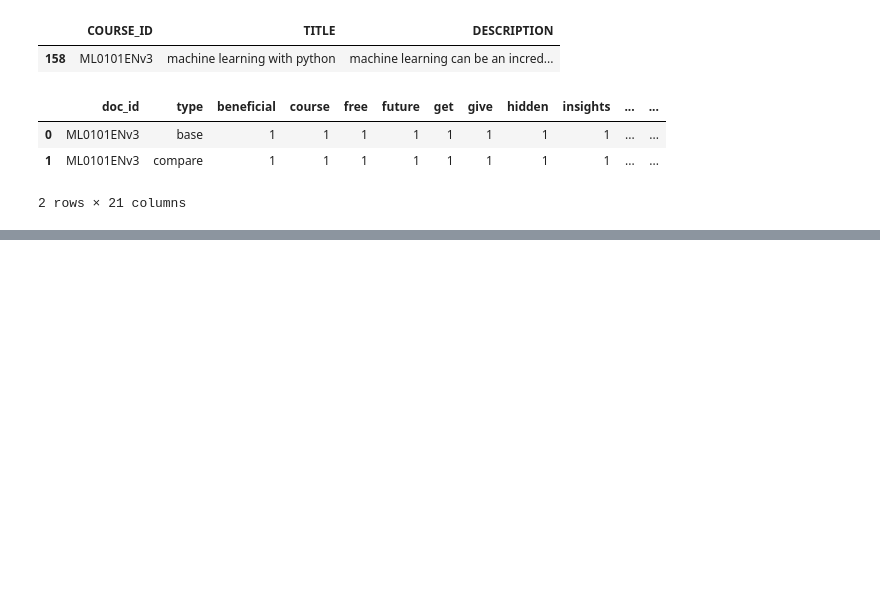
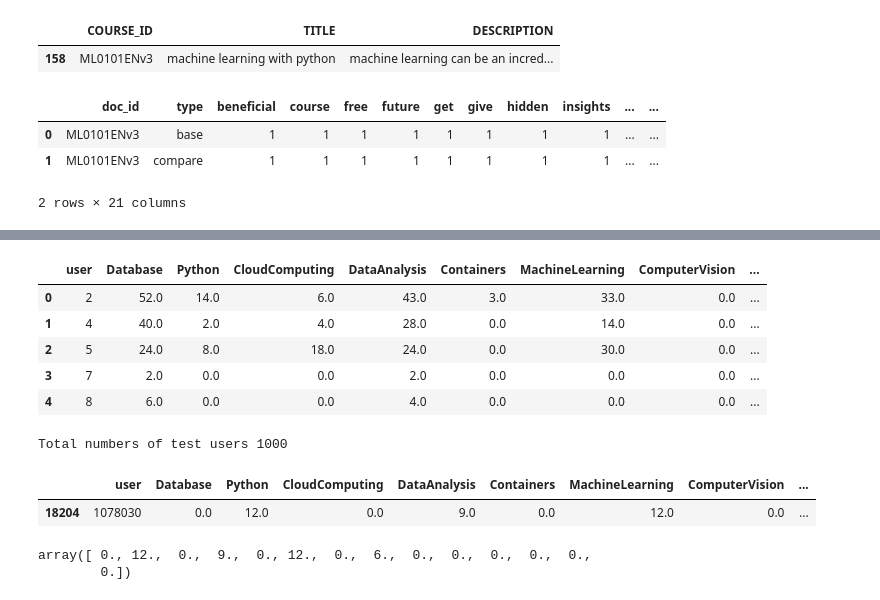
Before and after one commit to jacksonwalters/ibm-ml-cert, a Jupyter notebook: capstone_project/capstone.ipynb, the cells around one changed output, grey strips where cells are left out. Saved outputs shown, nothing was run; the diff lists cells and outputs as text; code cells hidden in the pictures; blank space fills up the shorter version.

```diff
--- a/capstone_project/capstone.ipynb
+++ b/capstone_project/capstone.ipynb
@@ -484,0 +607,12 @@ for doc_id in bows_df['doc_id'].unique():
+# %%
+profile_genre_url = "https://cf-courses-data.s3.us.cloud-object-storage.appdomain.cloud/IBM-ML321EN-SkillsNetwork/labs/datasets/user_profile.csv"
+profile_df = pd.read_csv(profile_genre_url)
+# %%
+profile_df.head()
+# %% [output]
+|  | user | Database | Python | CloudComputing | DataAnalysis | Containers | MachineLearning | ComputerVision | ... |
+| 0 | 2 | 52.0 | 14.0 | 6.0 | 43.0 | 3.0 | 33.0 | 0.0 | ... |
+| 1 | 4 | 40.0 | 2.0 | 4.0 | 28.0 | 0.0 | 14.0 | 0.0 | ... |
+| 2 | 5 | 24.0 | 8.0 | 18.0 | 24.0 | 0.0 | 30.0 | 0.0 | ... |
+| 3 | 7 | 2.0 | 0.0 | 0.0 | 2.0 | 0.0 | 0.0 | 0.0 | ... |
+| 4 | 8 | 6.0 | 0.0 | 0.0 | 4.0 | 0.0 | 0.0 | 0.0 | ... |
@@ -484,0 +622,19 @@ for doc_id in bows_df['doc_id'].unique():
+# %%
+test_users = test_users_df.groupby(['user']).max().reset_index(drop=False)
+test_user_ids = test_users['user'].to_list()
+print(f"Total numbers of test users {len(test_user_ids)}")
+# %% [output]
+Total numbers of test users 1000
+# %%
+test_user_profile = profile_df[profile_df['user'] == 1078030]
+test_user_profile
+# %% [output]
+|  | user | Database | Python | CloudComputing | DataAnalysis | Containers | MachineLearning | ComputerVision | ... |
+| 18204 | 1078030 | 0.0 | 12.0 | 0.0 | 9.0 | 0.0 | 12.0 | 0.0 | ... |
+# %%
+# Now let's get the test user vector by excluding the `user` column
+test_user_vector = test_user_profile.iloc[0, 1:].values
+test_user_vector
+# %% [output]
+array([ 0., 12.,  0.,  9.,  0., 12.,  0.,  6.,  0.,  0.,  0.,  0.,  0.,
+        0.])
```
Also changed, not shown: parts of 36 cells of this notebook, 1 other file.
